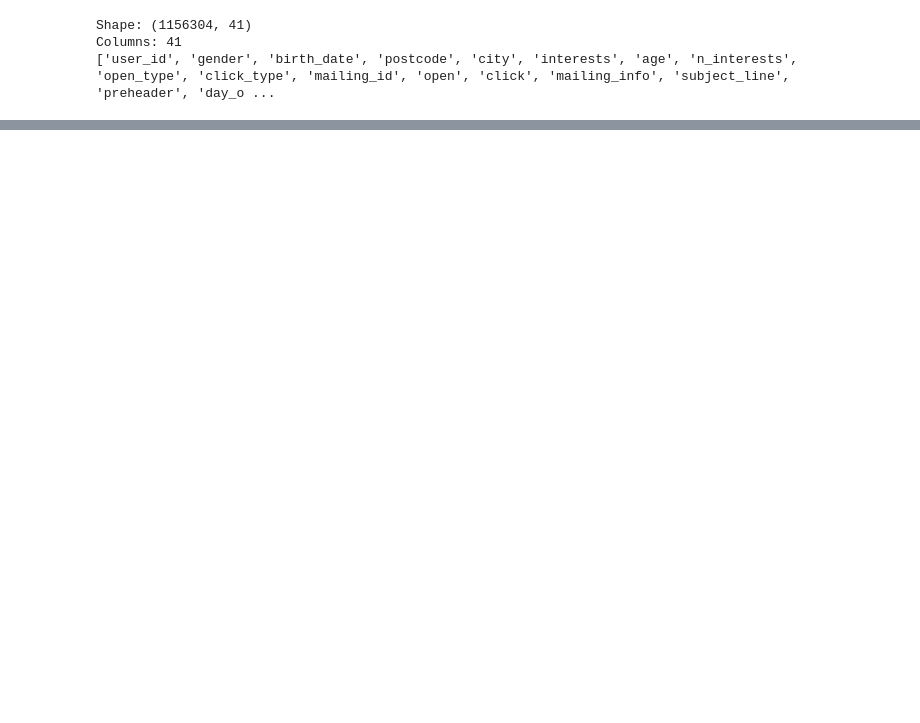
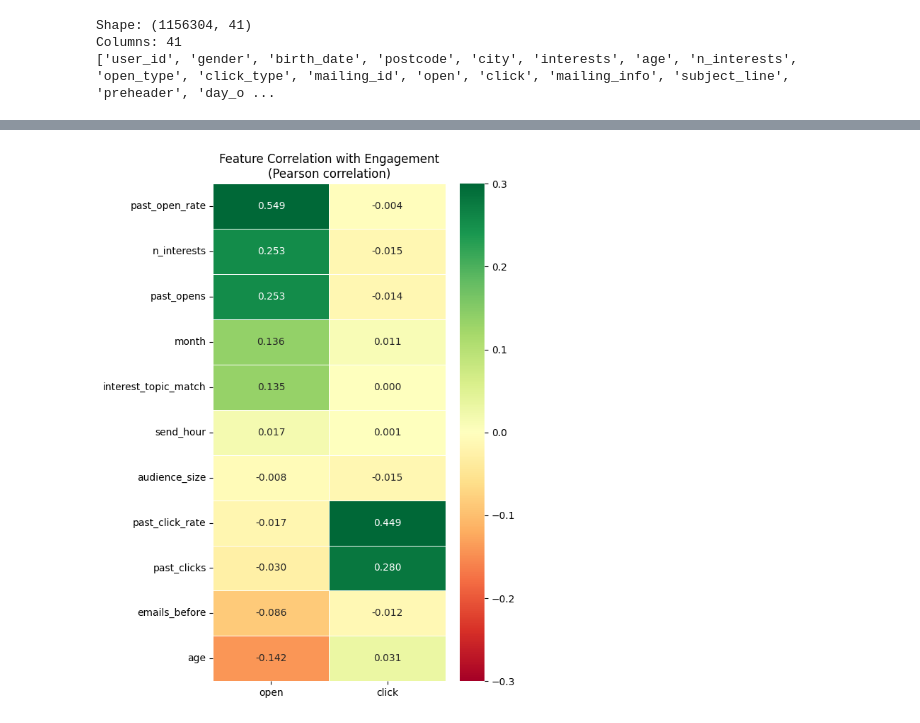
Before and after one commit to giadauva/OMG-Thesis, a Jupyter notebook: Thesis_OMG analysis.ipynb, the cells around one changed output, grey strips where cells are left out. Cells and saved outputs as stored; diff of their text form; code cells hidden in the pictures; blank space fills up the shorter version.

```diff
--- a/Thesis_OMG analysis.ipynb
+++ b/Thesis_OMG analysis.ipynb
@@ -5240,0 +5274,22 @@ plt.show()
+# %%
+feature_cols = [
+    # User profile features
+    'age',
+    'n_interests',
+    # Historical behaviour features
+    'past_open_rate',
+    'past_click_rate',
+    'past_opens',
+    'past_clicks',
+    'emails_before',
+    # Interest matching
+    'interest_topic_match',
+    # Temporal features
+    'send_hour',
+    'month',
+    # Campaign features
+    'audience_size',]
+
+corr_df = df_master[feature_cols + ['open', 'click']].corr()[['open', 'click']].drop(['open', 'click'])
+
+print(corr_df.sort_values('open', ascending=False).round(4))
@@ -5240,0 +5309,18 @@ plt.show()
+# %%
+fig, ax = plt.subplots(figsize=(6, 8))
+sns.heatmap(
+    corr_df.sort_values('open', ascending=False),
+    annot=True,
+    fmt='.3f',
+    cmap='RdYlGn',
+    center=0,
+    vmin=-0.3,
+    vmax=0.3,
+    linewidths=0.5,
+    ax=ax
+)
+ax.set_title('Feature Correlation with Engagement\n(Pearson correlation)')
+plt.tight_layout()
+plt.show()
+# %% [output]
+[figure, added]
```
Also changed, not shown: parts of 13 cells of this notebook.
